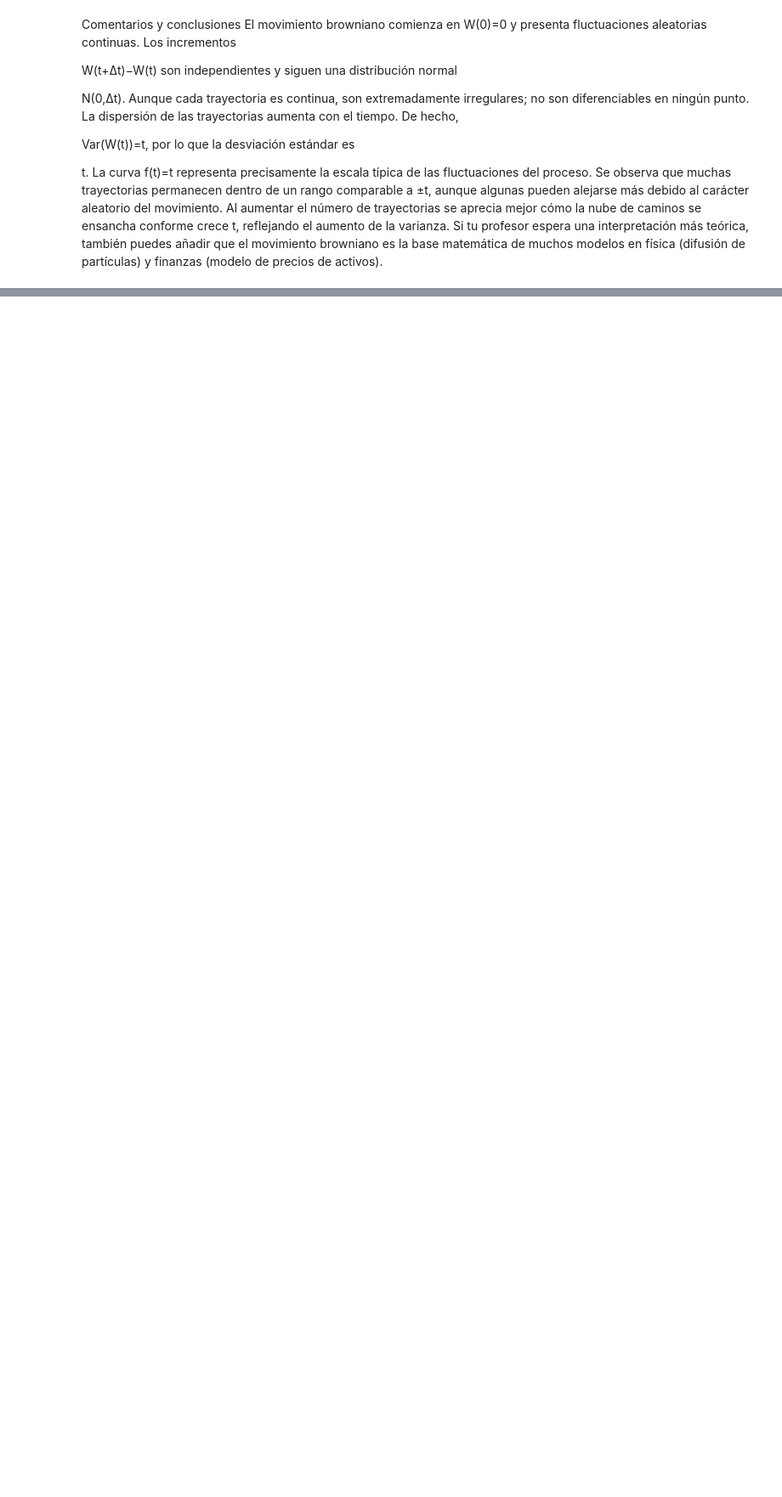
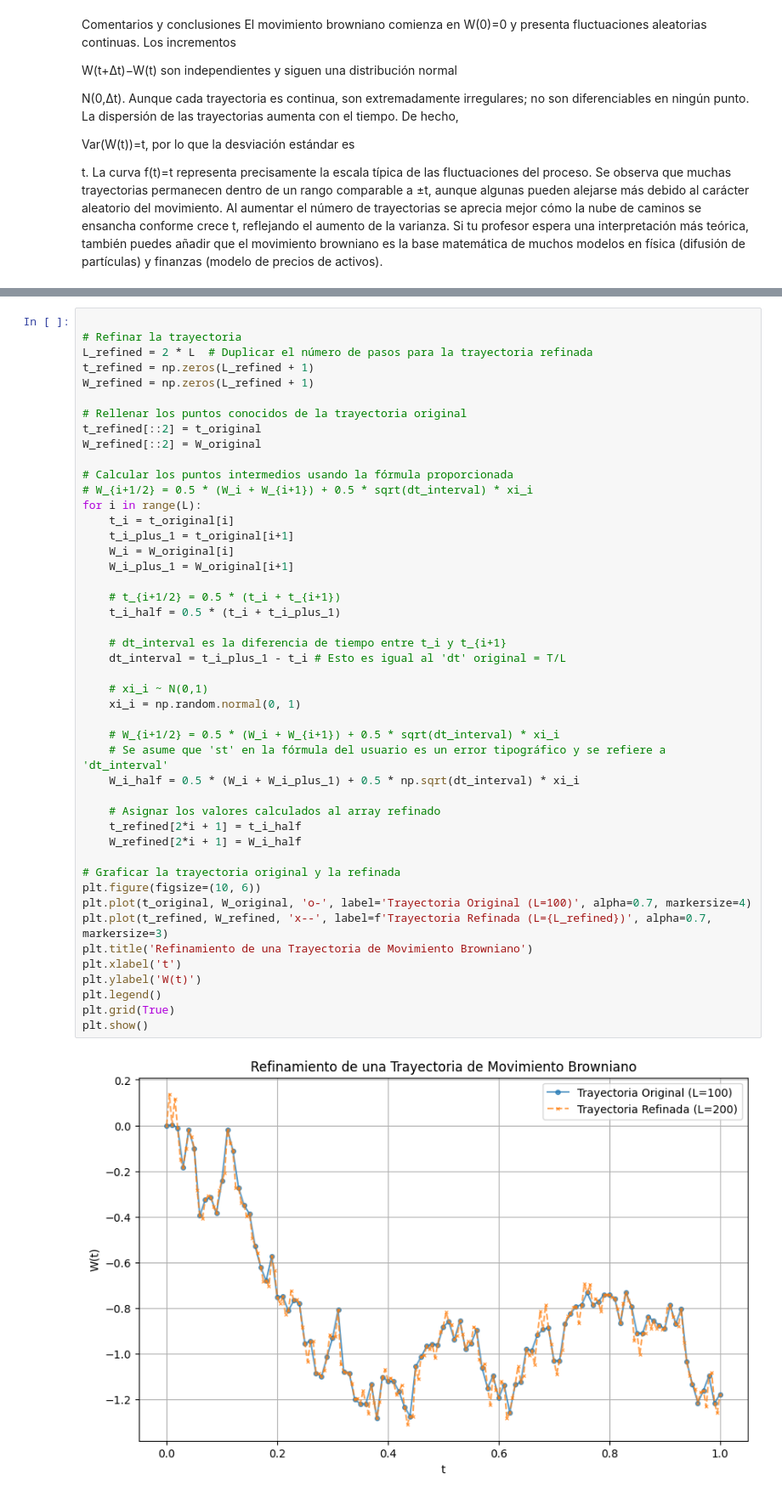
Before and after one commit to FOFM030711/Caminata-aleatoria-1D, a Jupyter notebook: MOVIMIENTO_BROWNIAC.ipynb, the cells around one changed output, grey strips where cells are left out. Shown at 85% size. Cells and saved outputs as stored; diff of their text form; blank space fills up the shorter version.

```diff
--- a/MOVIMIENTO_BROWNIAC.ipynb
+++ b/MOVIMIENTO_BROWNIAC.ipynb
@@ -106,0 +122,48 @@ Si tu profesor espera una interpretación más teórica, también puedes añadir
+# %%
+
+# Refinar la trayectoria
+L_refined = 2 * L  # Duplicar el número de pasos para la trayectoria refinada
+t_refined = np.zeros(L_refined + 1)
+W_refined = np.zeros(L_refined + 1)
+
+# Rellenar los puntos conocidos de la trayectoria original
+t_refined[::2] = t_original
+W_refined[::2] = W_original
+
+# Calcular los puntos intermedios usando la fórmula proporcionada
+# W_{i+1/2} = 0.5 * (W_i + W_{i+1}) + 0.5 * sqrt(dt_interval) * xi_i
+for i in range(L):
+    t_i = t_original[i]
+    t_i_plus_1 = t_original[i+1]
+    W_i = W_original[i]
+    W_i_plus_1 = W_original[i+1]
+
+    # t_{i+1/2} = 0.5 * (t_i + t_{i+1})
+    t_i_half = 0.5 * (t_i + t_i_plus_1)
+
+    # dt_interval es la diferencia de tiempo entre t_i y t_{i+1}
+    dt_interval = t_i_plus_1 - t_i # Esto es igual al 'dt' original = T/L
+
+    # xi_i ~ N(0,1)
+    xi_i = np.random.normal(0, 1)
+
+    # W_{i+1/2} = 0.5 * (W_i + W_{i+1}) + 0.5 * sqrt(dt_interval) * xi_i
+    # Se asume que 'st' en la fórmula del usuario es un error tipográfico y se refiere a 'dt_interval'
+    W_i_half = 0.5 * (W_i + W_i_plus_1) + 0.5 * np.sqrt(dt_interval) * xi_i
+
+    # Asignar los valores calculados al array refinado
+    t_refined[2*i + 1] = t_i_half
+    W_refined[2*i + 1] = W_i_half
+
+# Graficar la trayectoria original y la refinada
+plt.figure(figsize=(10, 6))
+plt.plot(t_original, W_original, 'o-', label='Trayectoria Original (L=100)', alpha=0.7, markersize=4)
+plt.plot(t_refined, W_refined, 'x--', label=f'Trayectoria Refinada (L={L_refined})', alpha=0.7, markersize=3)
+plt.title('Refinamiento de una Trayectoria de Movimiento Browniano')
+plt.xlabel('t')
+plt.ylabel('W(t)')
+plt.legend()
+plt.grid(True)
+plt.show()
+# %% [output]
+[figure, added]
```
Also changed, not shown: parts of 3 cells of this notebook.
